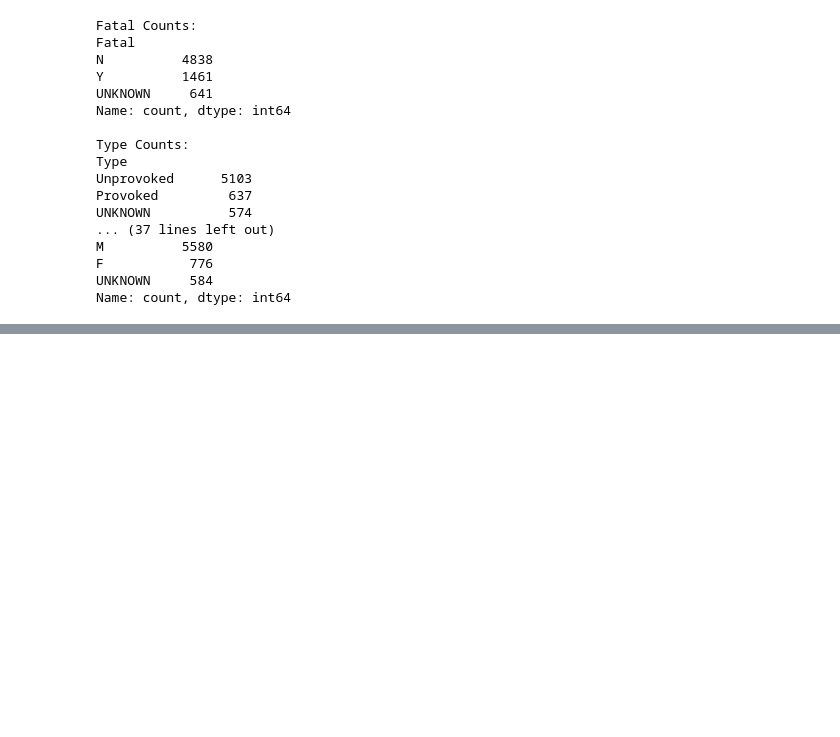
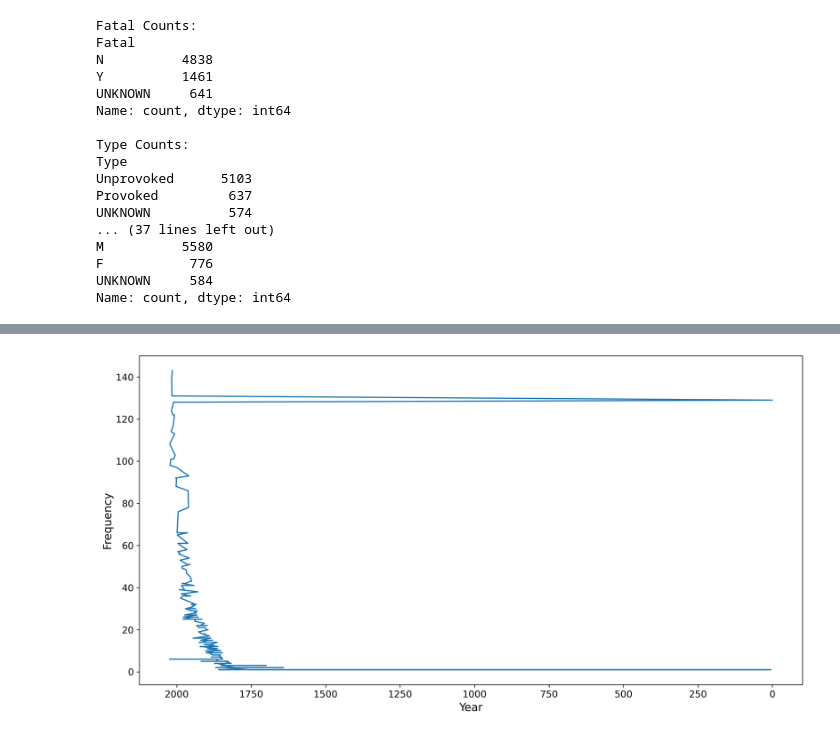
Before and after one commit to DarceeAnne/shark_attack_insurance_project, a Jupyter notebook: Quest_sharks.ipynb, the cells around one changed output, grey strips where cells are left out. Cells and saved outputs as stored; diff of their text form; code cells hidden in the pictures; blank space fills up the shorter version.

```diff
--- a/Quest_sharks.ipynb
+++ b/Quest_sharks.ipynb
@@ -15,0 +131,2 @@ ________________________________________________________________________________
+# %%
+df_year_counts = sharks_df.Year.value_counts()
@@ -611,0 +802,16 @@ False
+# %%
+#Yearly Evolution of Shark Attacks
+
+fig, ax = plt.subplots(figsize=(15,7.5),dpi=300)
+
+df_year_counts.plot().invert_xaxis()
+
+#plt.plot(df_year_counts["index"])
+plt.xlabel("Year", fontsize = 14)
+plt.ylabel("Frequency", fontsize = 14)
+ax.tick_params(axis='both', which='major', labelsize=12)
+#
+
+plt.savefig("shark_incidents_per_year.png")
+# %% [output]
+[figure, added]
```
Also changed, not shown: parts of 37 cells of this notebook, 8 other files.
